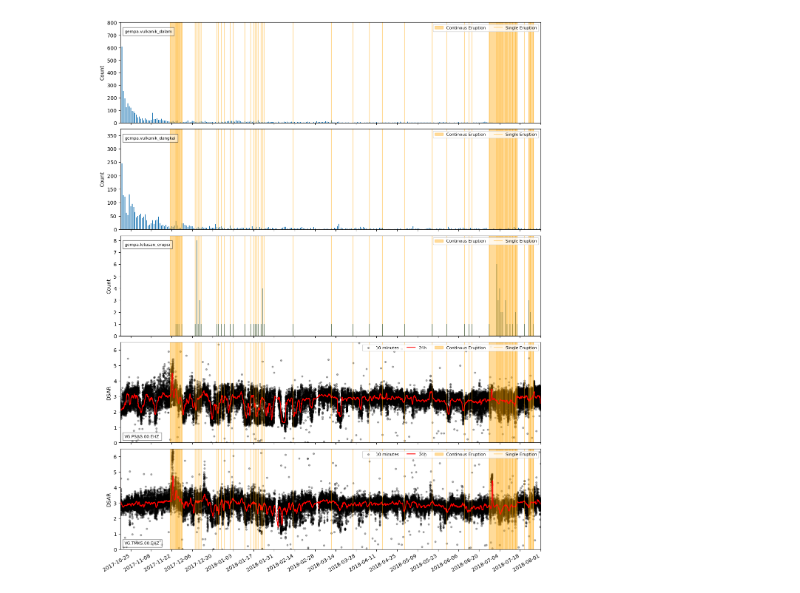
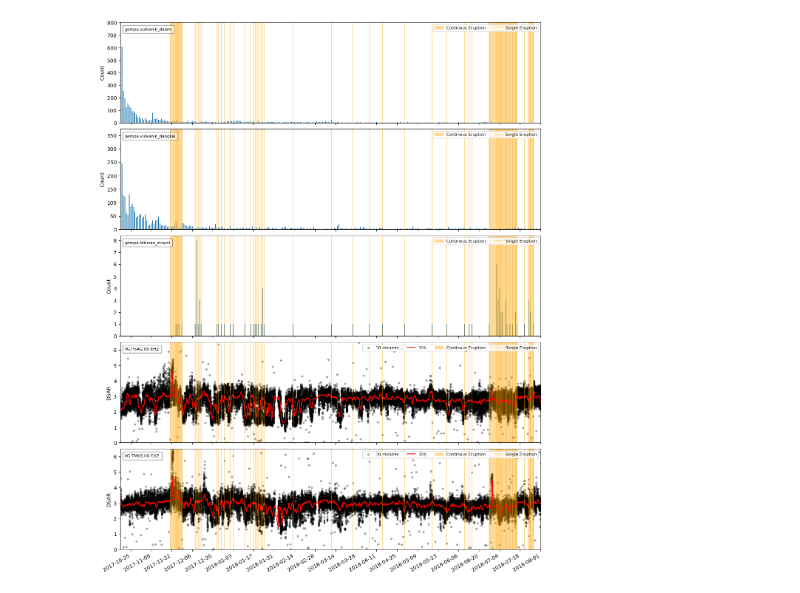
Before and after one commit to martanto/dsar, a Jupyter notebook: plot.ipynb, the cells around one changed output. Saved outputs shown, nothing was run; the diff lists cells and outputs as text; code cells hidden in the pictures.

Commit message:
wip: change set_title to use annotate

```diff
--- a/plot.ipynb
+++ b/plot.ipynb
@@ -107,14 +107,6 @@ for index_key, station in enumerate(merge_stations_and_eq_events()):
         axs[index_key].set_ylabel('Count')
 
         axs[index_key].xaxis.set_major_locator(mdates.DayLocator(interval=14))
-
-        axs[index_key].annotate(
-            text=station,
-            xy=(0.01, 0.9),
-            xycoords='axes fraction',
-            fontsize='8',
-            bbox=dict(facecolor='white', alpha=0.5)
-        )
 
     # Default plot
     else:
@@ -134,15 +126,6 @@ for index_key, station in enumerate(merge_stations_and_eq_events()):
         # axs[index_key].set_title(station, loc='left', y=0.8, x=0.01,
         #                          fontsize='medium', backgroundcolor='white')
 
-        # Set title using annotation
-        axs[index_key].annotate(
-            text=station,
-            xy=(0.01, 0.05),
-            xycoords='axes fraction',
-            fontsize='8',
-            bbox=dict(facecolor='white', alpha=0.5)
-        )
-
         axs[index_key].set_ylabel('DSAR')
 
         # Plot label only for the last subplot
@@ -151,33 +134,42 @@ for index_key, station in enumerate(merge_stations_and_eq_events()):
 
         axs[index_key].xaxis.set_major_locator(mdates.DayLocator(interval=14))
         axs[index_key].xaxis.set_major_formatter(mdates.DateFormatter('%Y-%m-%d'))
 
         # Change your limit of DSAR value
         axs[index_key].set_ylim(0,6.5)
         axs[index_key].set_xlim(df.first_valid_index(), df.last_valid_index())
 
+
+   # Set title using annotation
+    axs[index_key].annotate(
+        text=station,
+        xy=(0.01, 0.92),
+        xycoords='axes fraction',
+        fontsize='8',
+        bbox=dict(facecolor='white', alpha=0.5)
+    )
 
     # Plotting continous eruptions
     for key, continous in enumerate(continous_eruptions):
         # continous[0] = start date of eruption
         # continous[1] = end date of eruption
         axs[index_key].axvspan(datetime.strptime(continous[0], '%Y-%m-%d'),
                                datetime.strptime(continous[1], '%Y-%m-%d'),
                                alpha=0.4, color='orange', label="_"*key+'Continous Eruption')
 
     # Plotting single eruptions
     for key, date in enumerate(single_eruptions):
         axs[index_key].axvline(datetime.strptime(date, '%Y-%m-%d'),
                                alpha=0.4, color='orange', label =  "_"*key + 'Single Eruption')
     # Add legend
     axs[index_key].legend(loc='upper right', fontsize='8', ncol=4)
 
     # Rotate x label
     for label in axs[index_key].get_xticklabels(which='major'):
         label.set(rotation=30, horizontalalignment='right')
 
 # plt.subplots_adjust(hspace=0)
 # %% [output]
-[figure, old version]
+[figure, new version]
 # %%
 fig.savefig(os.path.join(figures_directory, '{}.png'.format('test_plot')), dpi=300)
```
